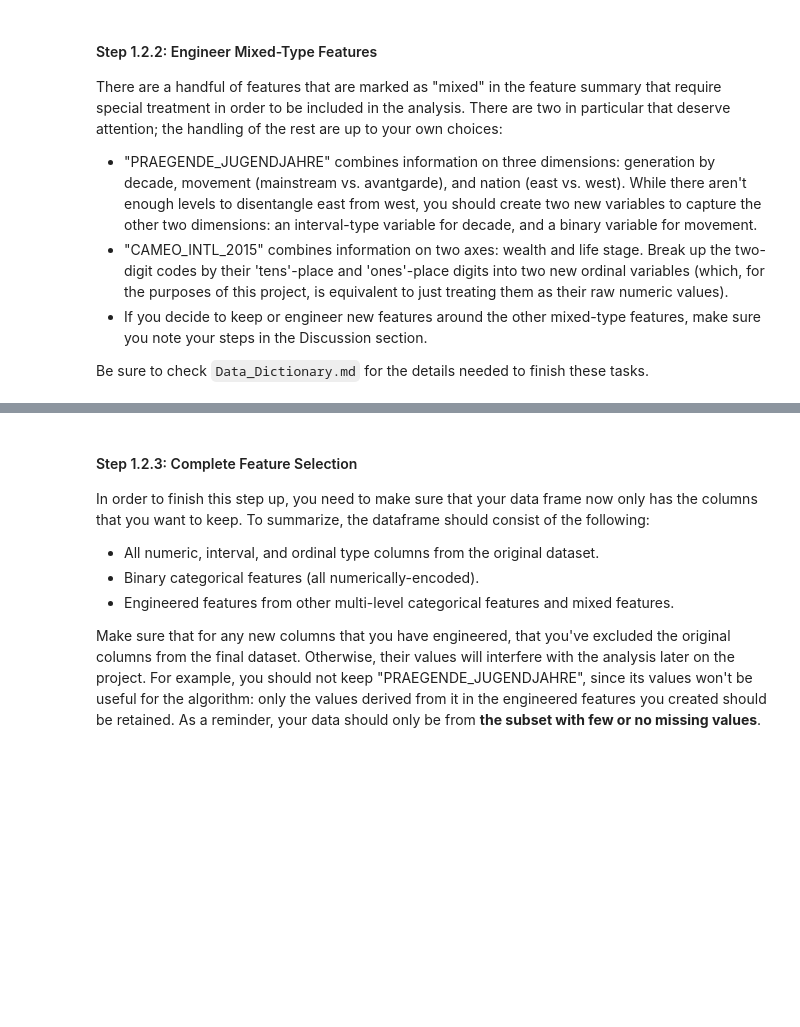
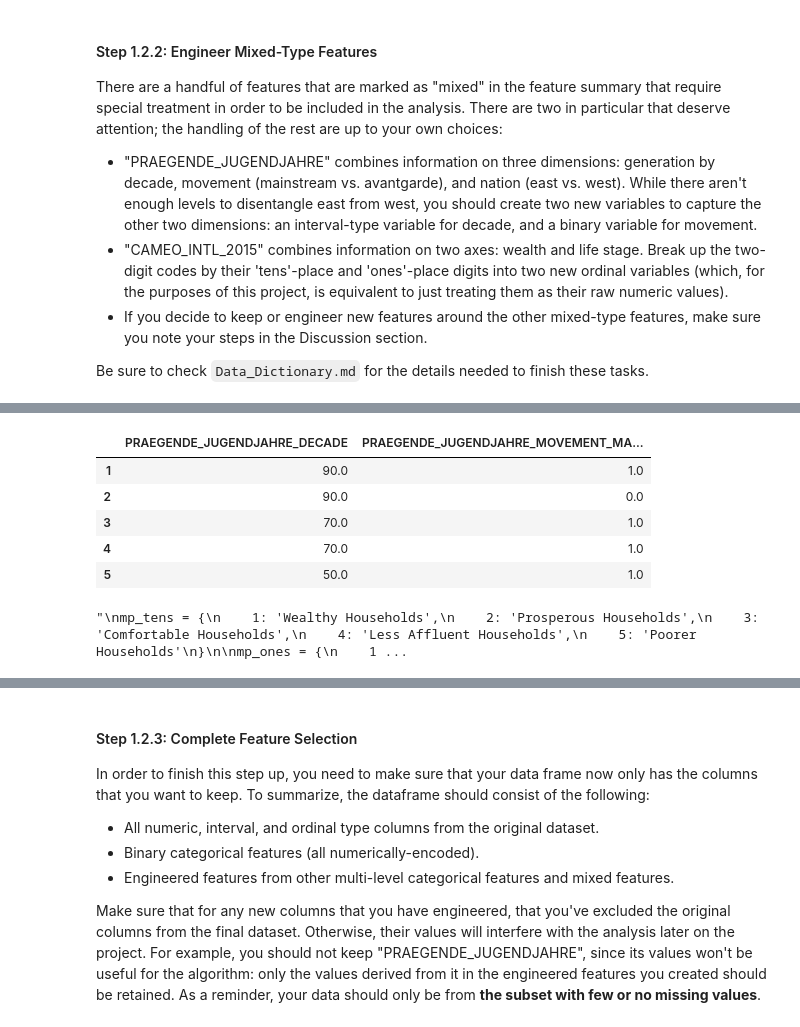
Before and after one commit to samthegolden/DSND_Term1, a Jupyter notebook: projects/p3_/Identify_Customer_Segments.ipynb, the cells around one changed output, grey strips where cells are left out. Cells and saved outputs as stored; diff of their text form; code cells hidden in the pictures; blank space fills up the shorter version.

```diff
--- a/projects/p3_/Identify_Customer_Segments.ipynb
+++ b/projects/p3_/Identify_Customer_Segments.ipynb
@@ -606,0 +607,31 @@ Be sure to check `Data_Dictionary.md` for the details needed to finish these tas
+# %%
+# Investigate "PRAEGENDE_JUGENDJAHRE" and engineer two new variables.
+
+# 3rd column (East/West) is not important
+# Also, drop the original feature after creating the 2 features
+mp = {
+     1: [40 , 'Mainstream', 'E+W'],
+     2: [40 , 'Avantgarde', 'E+W'],
+     3: [50 , 'Mainstream', 'E+W'],
+     4: [50 , 'Avantgarde', 'E+W'],
+     5: [60 , 'Mainstream', 'E+W'],
+     6: [60 , 'Avantgarde', 'W'],
+     7: [60 , 'Avantgarde', 'E'],
+     8: [70 , 'Mainstream', 'E+W'],
+     9: [70 , 'Avantgarde', 'E+W'],
+    10: [80 , 'Mainstream', 'W'],
+    11: [80 , 'Avantgarde', 'W'],
+    12: [80 , 'Mainstream', 'E'],
+    13: [80 , 'Avantgarde', 'E'],
+    14: [90 , 'Mainstream', 'E+W'],
+    15: [90 , 'Avantgarde', 'E+W']
+}
+
+azdias['PRAEGENDE_JUGENDJAHRE_DECADE'] = pd.Series(dtype='int64')
+azdias['PRAEGENDE_JUGENDJAHRE_MOVEMENT_MAINSTREAM'] = pd.Series(dtype='int64')
+
+# azdias['PRAEGENDE_JUGENDJAHRE_MOVEMENT_MAINSTREAM'].replace({'Avantgarde': 0, 'Mainstream': 1},inplace=True)
+
+for k, v in mp.items():
+    print(k, v)
+    azdias.loc[df.PRAEGENDE_JUGENDJAHRE == k, ['PRAEGENDE_JUGENDJAHRE_DECADE', 'PRAEGENDE_JUGENDJAHRE_MOVEMENT_MAINSTREAM']] = [v[0], 1 if v[1] == 'Mainstream' else 0]
@@ -606,0 +654,9 @@ Be sure to check `Data_Dictionary.md` for the details needed to finish these tas
+# %%
+azdias[['PRAEGENDE_JUGENDJAHRE_DECADE', 'PRAEGENDE_JUGENDJAHRE_MOVEMENT_MAINSTREAM']].head()
+# %% [output]
+|  | PRAEGENDE_JUGENDJAHRE_DECADE | PRAEGENDE_JUGENDJAHRE_MOVEMENT_MA... |
+| 1 | 90.0 | 1.0 |
+| 2 | 90.0 | 0.0 |
+| 3 | 70.0 | 1.0 |
+| 4 | 70.0 | 1.0 |
+| 5 | 50.0 | 1.0 |
@@ -606,0 +665,33 @@ Be sure to check `Data_Dictionary.md` for the details needed to finish these tas
+# %%
+# Investigate "CAMEO_INTL_2015" and engineer two new variables.
+
+'''
+mp_tens = {
+    1: 'Wealthy Households',
+    2: 'Prosperous Households',
+    3: 'Comfortable Households',
+    4: 'Less Affluent Households',
+    5: 'Poorer Households'
+}
+
+mp_ones = {
+    1: 'Pre-Family Couples & Singles',
+    2: 'Young Couples With Children',
+    3: 'Families With School Age Children',
+    4: 'Older Families &  Mature Couples',
+    5: 'Elders In Retirement'
+}
+
+azdias['CAMEO_INTL_2015_WEALTH'] = pd.Series(dtype='int64')
+azdias['CAMEO_INTL_2015_LIFE'] = pd.Series(dtype='int64')
+azdias[['CAMEO_INTL_2015_WEALTH', 'CAMEO_INTL_2015_LIFE']] = [azdias['CAMEO_INTL_2015'][0], azdias['CAMEO_INTL_2015'][1]]
+
+azdias[['CAMEO_INTL_2015_WEALTH', 'CAMEO_INTL_2015_LIFE']].head()
+
+
+for k, v in mp_tens.items():
+    print(k, v)
+    azdias.loc[df.PRAEGENDE_JUGENDJAHRE == k, ['CAMEO_INTL_2015_WEALTH', 'CAMEO_INTL_2015_LIFE']] = [v[0], v[1]]
+'''
+# %% [output]
+"\nmp_tens = {\n    1: 'Wealthy Households',\n    2: 'Prosperous Households',\n    3: 'Comfortable Households',\n    4: 'Less Affluent Households',\n    5: 'Poorer Households'\n}\n\nmp_ones = {\n    1 ...
```
Also changed, not shown: parts of 15 cells of this notebook.
